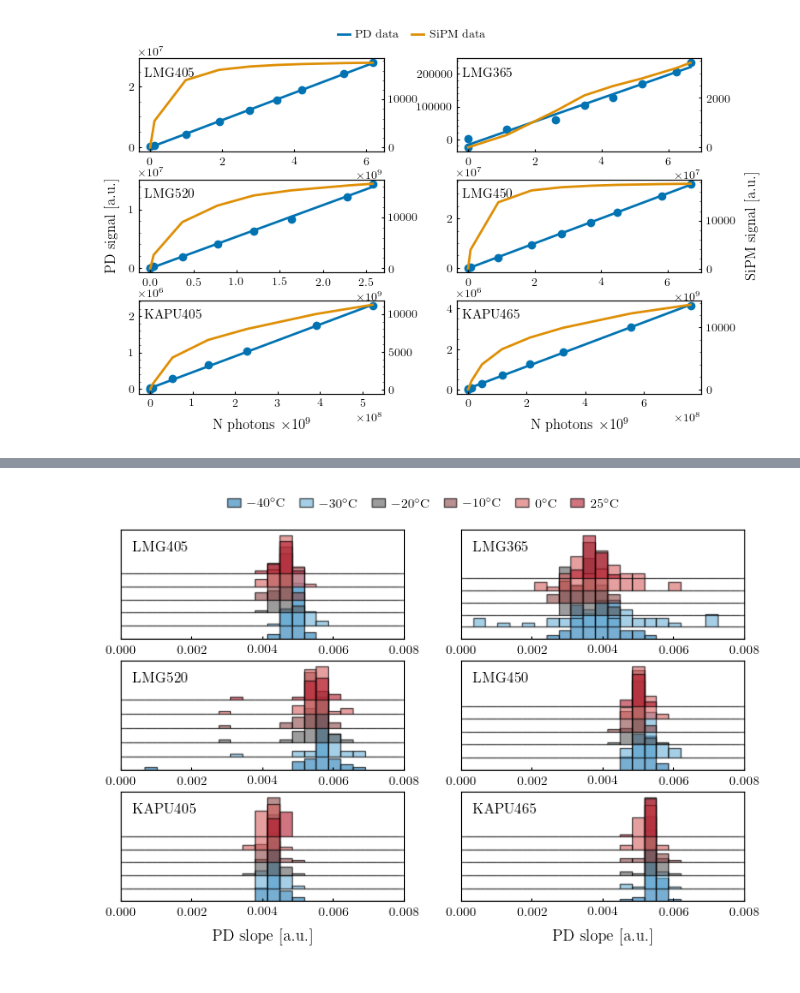
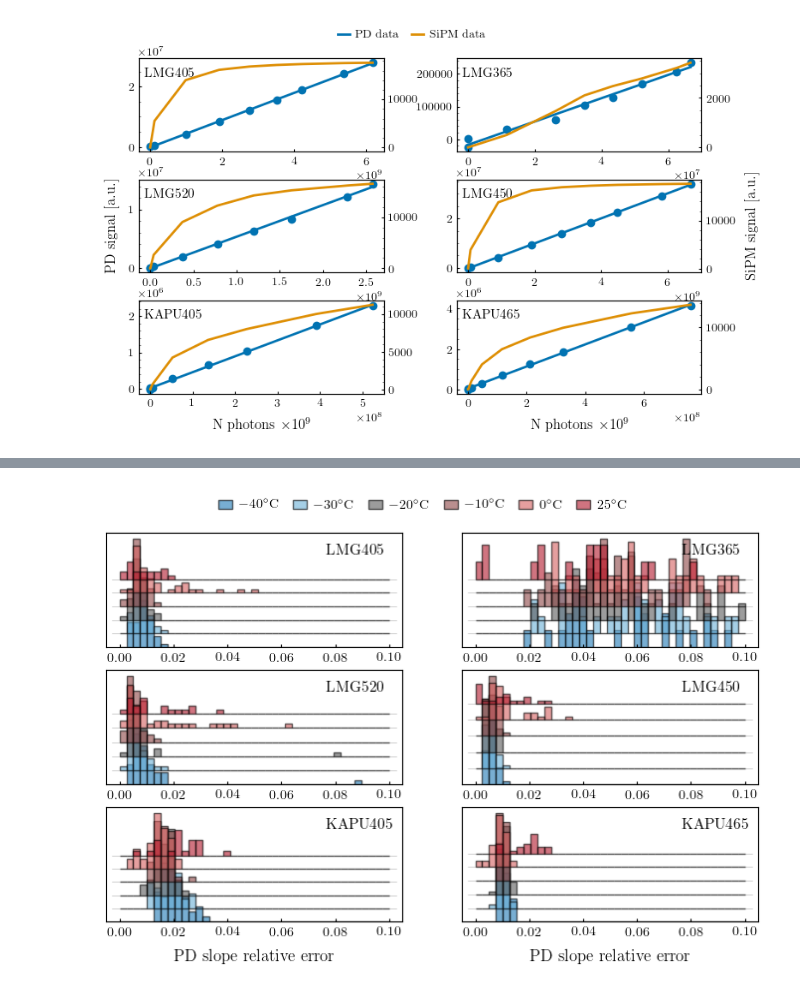
Before and after one commit to LeonhardEidenschink/POCAM_FAT, a Jupyter notebook: scripts/test_self_monitoring.ipynb, the cells around one changed output, grey strips where cells are left out. Drawn from its saved outputs; the diff is of its cells as text; code cells hidden in the pictures.

Commit message:
update self-monitoring

```diff
--- a/scripts/test_self_monitoring.ipynb
+++ b/scripts/test_self_monitoring.ipynb
@@ -110,5 +94,5 @@ array([   -1,     0,  7500, 10000, 12500, 15000, 17500, 20000, 25000,
 # %%
-emitters = [('lmg0','LMG405'), ('lmg1','LMG365'), ('lmg2','LMG520'), ('lmg3','LMG450'), ('kapu0','KAPU405'), ('kapu3','KAPU465')]
+emitters = [('lmg1','LMG365'),('lmg0','LMG405'), ('lmg3','LMG450'), ('lmg2','LMG520'), ('kapu0','KAPU405'), ('kapu3','KAPU465')]
 # %%
 hem = '03'
 pocam = '002'
@@ -186,3 +150,6 @@ plt.savefig(f'../make_plots/plots/pdf/self_monitoring_hem{hem}_T{T}C.pdf', dpi=3
 [figure]
 # %%
 path_test_sm = f'../output/batch2/pocam_*/hem_*/self_monitoring_{T}C.json'
+# %%
+with open('../output/batch2/pocam_002/hem_03/self_monitoring_0C.json', 'r') as f:
+    data = json.load(f)
@@ -189,3 +160,6 @@ path_test_sm = f'../output/batch2/pocam_*/hem_*/self_monitoring_{T}C.json'
+# %%
+def linear(x,a,b):
+    return a*x + b
 # %%
 slopes = {}
 dyn_ranges = {}
@@ -193,7 +167,12 @@ for T in [-40, -30, -20,-10, 0, 25]:
     slopes[f'{T}C'] = {}
     dyn_ranges[f'{T}C'] = {}
     for emitter in ['LMG405', 'LMG365', 'LMG520', 'LMG450', 'KAPU405', 'KAPU465']:
-        slopes[f'{T}C'][emitter] = []
+        slopes[f'{T}C'][emitter] = {}
+        slopes[f'{T}C'][emitter]['slope'] = []
+        slopes[f'{T}C'][emitter]['slope_err'] = []
+        slopes[f'{T}C'][emitter]['intercept'] = []
+        slopes[f'{T}C'][emitter]['intercept_err'] = []
+        slopes[f'{T}C'][emitter]['covariance'] = []
         dyn_ranges[f'{T}C'][emitter] = []
     path_test_sm = f'../output/batch2/pocam_*/hem_*/self_monitoring_{T}C.json'
     filelist = glob.glob(path_test_sm)
@@ -202,7 +181,14 @@ for T in [-40, -30, -20,-10, 0, 25]:
             with open(f, 'r') as file:
                 data = json.load(file)
             for emitter in ['LMG405', 'LMG365', 'LMG520', 'LMG450', 'KAPU405', 'KAPU465']:
-                slopes[f'{T}C'][emitter].append(data[emitter]['adcA_slope'])
+
+                #also save covariance just by fitting the data
+                popt_pd, pcov_pd = curve_fit(linear, data[emitter]['N_photons_pd'], data[emitter]['val_adcA'])
+                slopes[f'{T}C'][emitter]['slope'].append(popt_pd[0])
+                slopes[f'{T}C'][emitter]['slope_err'].append(np.sqrt(pcov_pd[0,0]))
+                slopes[f'{T}C'][emitter]['intercept'].append(popt_pd[1])
+                slopes[f'{T}C'][emitter]['intercept_err'].append(np.sqrt(pcov_pd[1,1]))
+                slopes[f'{T}C'][emitter]['covariance'].append(pcov_pd[0,1])
                 try:
                     dyn_ranges[f'{T}C'][emitter].append(data[emitter]['tdc2_max-min'])
                 except:
@@ -261,47 +271,48 @@ colors = [
 fig, axes = plt.subplots(3, 2, figsize=plot_utils.set_size('wide', fraction=1.2, ratio=0.4, subplots=(3, 2)))
 
 temperatures = [-40, -30, -20, -10, 0, 25]
-bins = np.linspace(0, 0.01, 30)
+bins = np.linspace(0, 0.1, 40)
 bin_centers = 0.5 * (bins[:-1] + bins[1:])
 bin_width = bins[1] - bins[0]
 
 for i, ax in enumerate(axes.flat):
     emitter = emitters[i]
     dev_sm = emitter[0]
     dev_name = emitter[1]
 
     # compute all histograms first to set the offset step
     counts_list = []
     for T in temperatures:
-        counts, _ = np.histogram(slopes[f'{T}C'][dev_name], bins=bins)
+        rel_errors = np.array(slopes[f'{T}C'][dev_name]['slope_err']) / np.array(slopes[f'{T}C'][dev_name]['slope'])
+        counts, _ = np.histogram(rel_errors, bins=bins)
         counts_list.append(counts)
 
     # small step relative to peak height → partial overlap, not full stacking
     y_step = 0.2 * max(c.max() for c in counts_list)
 
     for j, (T, counts) in enumerate(zip(temperatures, counts_list)):
         offset = j * y_step  # coldest at bottom, warmest on top
         color = colors[j]
 
         ax.bar(bin_centers, counts, width=bin_width, bottom=offset,
                color=color, alpha=0.6, edgecolor='k', linewidth=1,
                zorder=j, label=f'${T}^\\circ$C')
         ax.axhline(offset, color='k', lw=0.4, alpha=0.3,
                    xmin=0.02, xmax=0.98, zorder=0)
 
-    ax.set_xlim(0, 0.008)
+    # ax.set_xlim(0, 0.05)
     ax.set_yticks([])
-    ax.text(0.04,0.8, dev_name, transform=ax.transAxes, size = 11)
+    ax.text(0.74,0.8, dev_name, transform=ax.transAxes, size = 11)
     if i == 0:
         ax.legend(bbox_to_anchor=(1.8, 1.4), ncol=6, frameon=False, columnspacing=1, fontsize=10)
 
     if i == 4 or i == 5:
-        ax.set_xlabel("PD slope [a.u.]")
+        ax.set_xlabel("PD slope relative error")
 
-plt.savefig('../make_plots/plots/png/self_monitoring_total_PD.png', dpi=300, bbox_inches='tight')
-plt.savefig('../make_plots/plots/pdf/self_monitoring_total_PD.pdf', dpi=300, bbox_inches='tight')
+plt.savefig('../make_plots/plots/png/self_monitoring_cal_test.png', dpi=300, bbox_inches='tight')
+plt.savefig('../make_plots/plots/pdf/self_monitoring_cal_test.pdf', dpi=300, bbox_inches='tight')
 # %% [output]
-[figure, old version]
+[figure, new version]
 # %%
 colors = [
     '#1f78b4',  # deep blue       → -40°C
```
Also changed, not shown: parts of 14 cells of this notebook, 4 other files.
